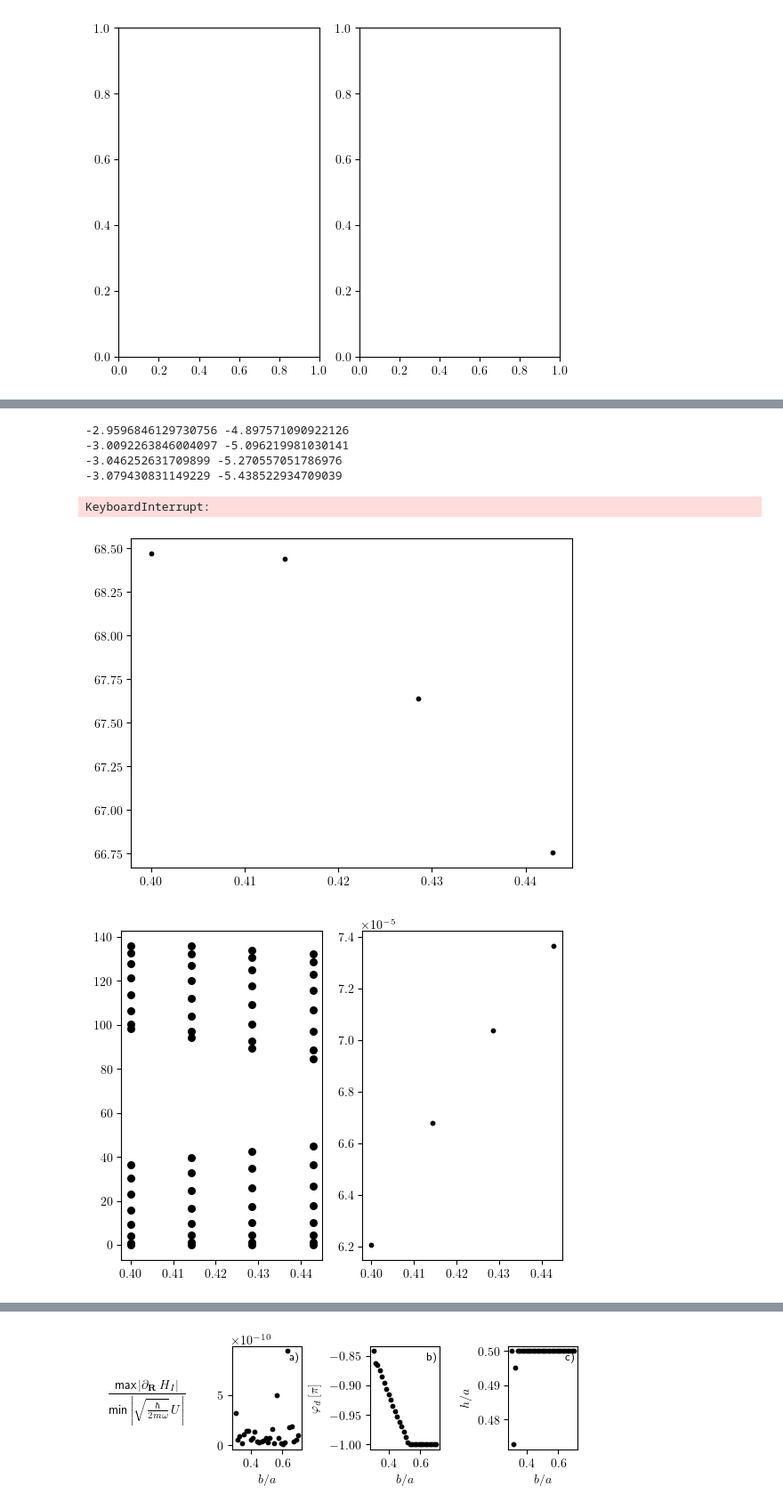
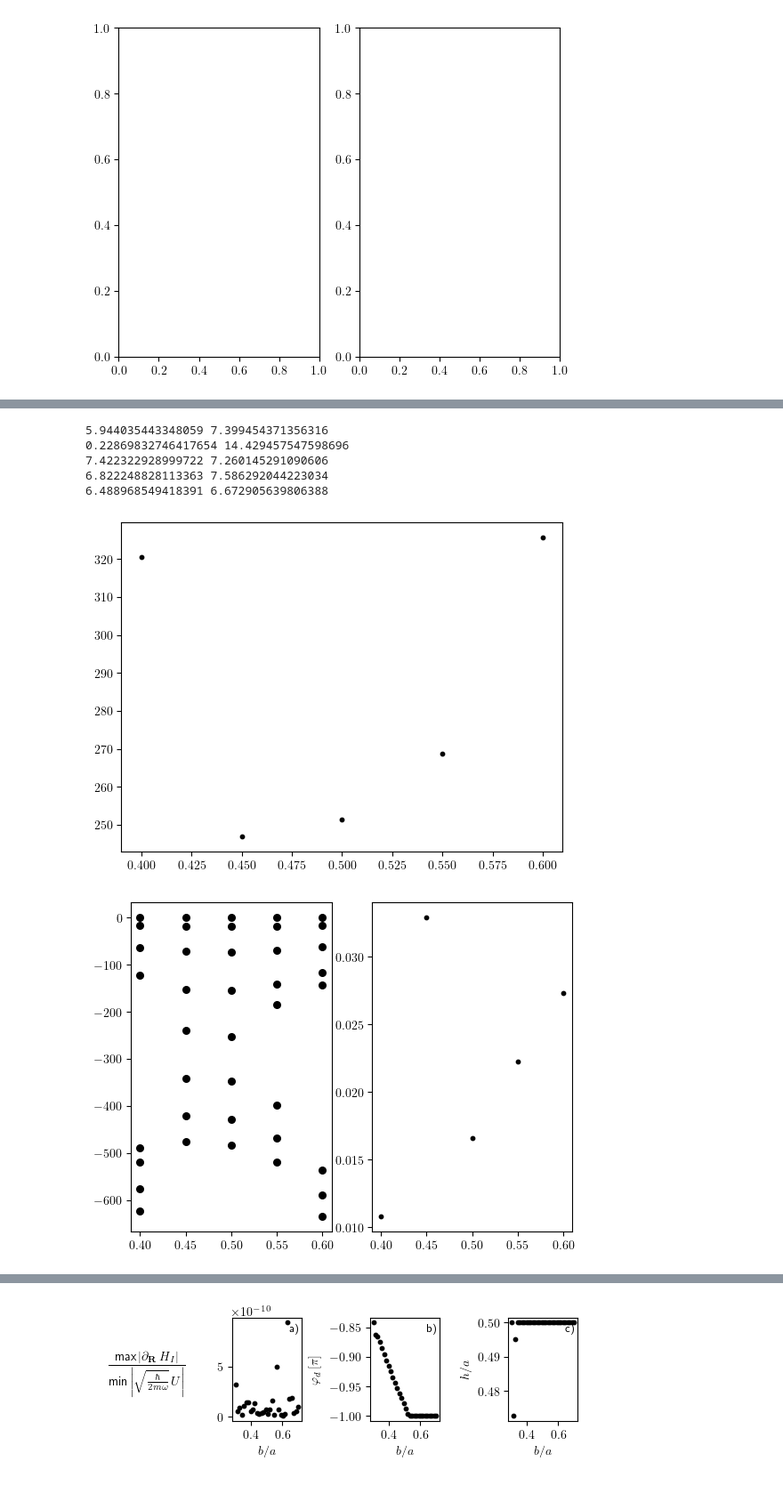
Before and after one commit to ChriGomm/master, a Jupyter notebook: numerics/interactions.ipynb, the cells around one changed output, grey strips where cells are left out. Shown at 89% size. Drawn from its saved outputs; the diff is of its cells as text; code cells hidden in the pictures.

```diff
--- a/numerics/interactions.ipynb
+++ b/numerics/interactions.ipynb
@@ -1350,74 +1540,75 @@ def abs_eigvec(param,b):
     h = param[1]
     d = np.array([np.cos(phid),np.sin(phid)])
     # dmat = nearest_nb_Hamiltonian(b,h,a,chain_length,lambda x, y: dip_derivative_full(x, 0, 0, y),0,d)
+    cut = 0.05
     # dmat += np.diag(np.ones(chain_length))*(m*w**2*r**2/V)[-1]/10**8
     # beta = grad(b,h,a,chain_length,nom_der1,d)
-    dmat = hopping_Ham(b,h,0.0,a,chain_length,lambda x, y: dip_derivative_full_vec(x, y),d)
+    dmat = hopping_Ham(b,h,1,a,chain_length,lambda x, y: dip_derivative_full_vec(x, y),d,cut)
     # dmat = hopping_Ham(b,h,(m*w**2*r**2/V)[-1]/10**8,a,chain_length,lambda x, y: dip_derivative_full_vec(x, y),d)
-    beta = grad_long_range(b,h,a,chain_length,nom_der1_vec,d)
-    return np.max(np.abs(beta))/np.min(np.where(dmat==0,np.inf,np.abs(dmat)))
-    # eigenvecs = np.linalg.solve(dmat,beta)
+    beta = grad_long_range(b,h,a,chain_length,nom_der1_vec,d,cut)
+    # return np.max(np.abs(beta))/np.min(np.where(dmat==0,np.inf,np.abs(dmat)))
+    eigenvecs = np.linalg.solve(dmat,beta)
     # # eigenvecs = np.linalg.lstsq(dmat,beta)[0]
-    # # return np.linalg.norm(beta)
-    # return np.max(np.abs(eigenvecs))
+    # return np.linalg.norm(beta)
+    return np.max(np.abs(eigenvecs))
 from scipy.optimize import minimize
-N = 15
+N = 5
 # b = np.linspace(0.25,0.75,N)
 b = np.linspace(0.4,0.6,N)
-phis = np.ones(N)*(3.7)
-hs = np.ones(N)*0.25
+phis = np.ones(N)*(np.pi/2)
+hs = np.ones(N)*-0.25
 fig2, ax2 = plt.subplots(1,1)
 fig3, ax3 = plt.subplots(1,2)
 fig, ax = plt.subplots(1,2)
-chain_length = 16
-Deltap = 0.2
-Deltah = 0.1
-grid_numb = 3
+chain_length = 8
+Deltap = np.pi#0.2
+Deltah = 0.7
+grid_numb = 10
 for i in range(N):
-    phi_grid = np.linspace(-Deltap,Deltap,grid_numb)+phis[i-1]
-    h_grid = np.linspace(-Deltah,Deltah,grid_numb)+hs[i-1]
+    phi_grid = np.linspace(-Deltap,Deltap,grid_numb)#+phis[i-1]
+    h_grid = np.linspace(-Deltah,Deltah,grid_numb)#+hs[i-1]
     min_vals = np.zeros((len(phi_grid),len(h_grid)))
     min_phi = np.zeros_like(min_vals)
     min_h = np.zeros_like(min_vals)
     min_vals = []
     min_phi = []
     min_h = []
 
     for n in range(len(phi_grid)):
         for m in range(len(h_grid)):
-            # try:
+            try:
                 res = minimize(abs_eigvec,x0=(phi_grid[n],h_grid[m]),args=b[i],bounds=((-2*np.pi,2*np.pi),(-0.7,0.7)),tol=1e-12)
                 min_vals.append(res.fun)
                 min_phi.append(res.x[0])
                 min_h.append(res.x[1])
-            # except:
-            #     pass
+            except:
+                pass
     crit = np.array([min_vals, min_phi, min_h]).T
     sorted_crit = sorted(crit, key=lambda x: x[0])
 
 
     phis[i] = sorted_crit[0][1]
     hs[i] = sorted_crit[0][2]
     dmat = nearest_nb_Hamiltonian(b[i],hs[i],a,chain_length,lambda x, y: dip_derivative_full(x, 0, 0, y),0,np.array([np.cos(phis[i]),np.sin(phis[i])]))
     eig, vec = np.linalg.eig(dmat)
     ax3[0].scatter(b[i]*np.ones(chain_length),eig,color='0',s=30)
     beta = grad(b[i],hs[i],a,chain_length,nom_der1,np.array([np.cos(phis[i]),np.sin(phis[i])]))
-    dmatp = dmat+ np.diag(np.ones(chain_length))*(m*w**2*r**2/V)[-1]/10**8
-    vecp = np.linalg.solve(dmatp,beta)
-    dis = dmat@vecp
-    ax3[1].scatter(b[i],np.max(dis),color='0',s=10)
+    # dmatp = dmat+ np.diag(np.ones(chain_length))*(m*w**2*r**2/V)[-1]/10**8
+    # vecp = np.linalg.solve(dmatp,beta)
+    # dis = dmat@vecp
+    ax3[1].scatter(b[i],sorted_crit[0][0],color='0',s=10)
     # ax3[1].scatter(b[i]*np.ones(chain_length),beta,color='0',s=30)
     ax2.scatter(b[i],np.max(np.abs(dmat)),color='0',s=10)
     # ax2.scatter(b[i],sorted_crit[0][0],color='0',s=10)
 
 ax[0].scatter(b,phis,color='0',s=10)
 ax[1].scatter(b,hs,color='0',s=10)
 plt.show()
 # %% [output]
--2.9596846129730756 -4.897571090922126
--3.0092263846004097 -5.096219981030141
--3.046252631709899 -5.270557051786976
--3.079430831149229 -5.438522934709039
+5.944035443348059 7.399454371356316
+0.22869832746417654 14.429457547598696
+7.422322928999722 7.260145291090606
+6.822248828113363 7.586292044223034
+6.488968549418391 6.672905639806388
-KeyboardInterrupt:
-[figure, old version]
+[figure, new version]
-[figure, old version]
+[figure, new version]
```
Also changed, not shown: parts of 7 cells of this notebook.
